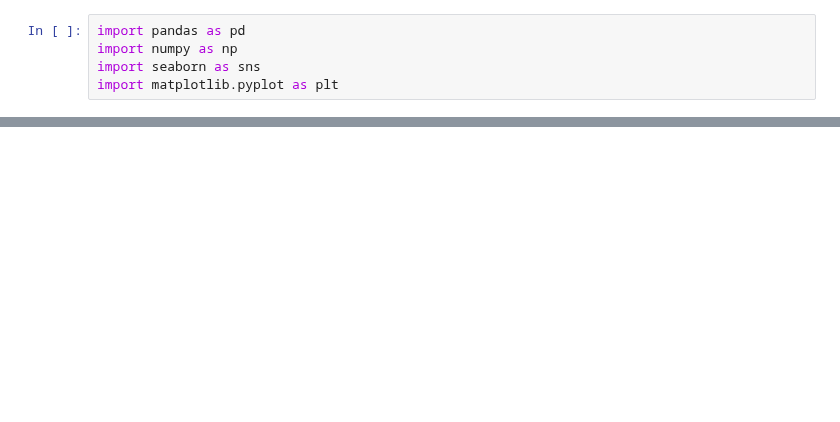
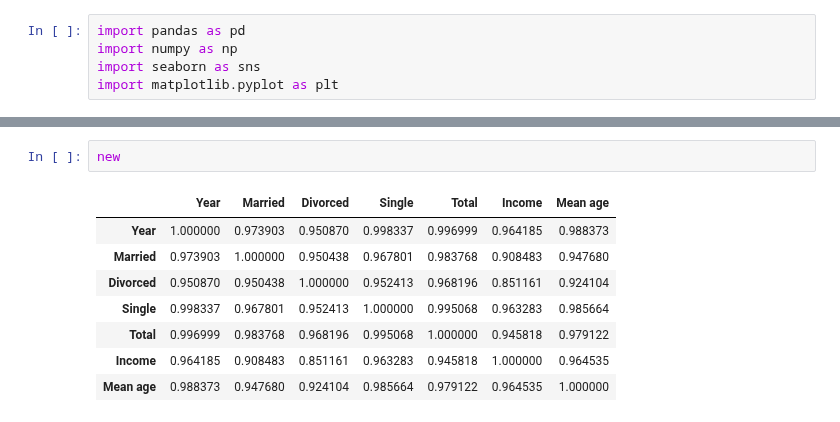
Before and after one commit to Julnowak/DA_project, a Jupyter notebook: test.ipynb, the cells around one changed output, grey strips where cells are left out. Drawn from its saved outputs; the diff is of its cells as text; blank space fills up the shorter version.

```diff
--- a/test.ipynb
+++ b/test.ipynb
@@ -46,2 +47,13 @@ plt.show()
+# %%
+new
+# %% [output]
+|  | Year | Married | Divorced | Single | Total | Income | Mean age |
+| Year | 1.000000 | 0.973903 | 0.950870 | 0.998337 | 0.996999 | 0.964185 | 0.988373 |
+| Married | 0.973903 | 1.000000 | 0.950438 | 0.967801 | 0.983768 | 0.908483 | 0.947680 |
+| Divorced | 0.950870 | 0.950438 | 1.000000 | 0.952413 | 0.968196 | 0.851161 | 0.924104 |
+| Single | 0.998337 | 0.967801 | 0.952413 | 1.000000 | 0.995068 | 0.963283 | 0.985664 |
+| Total | 0.996999 | 0.983768 | 0.968196 | 0.995068 | 1.000000 | 0.945818 | 0.979122 |
+| Income | 0.964185 | 0.908483 | 0.851161 | 0.963283 | 0.945818 | 1.000000 | 0.964535 |
+| Mean age | 0.988373 | 0.947680 | 0.924104 | 0.985664 | 0.979122 | 0.964535 | 1.000000 |
 # %%
 
```
Also changed, not shown: parts of 4 cells of this notebook, 2 other files.
